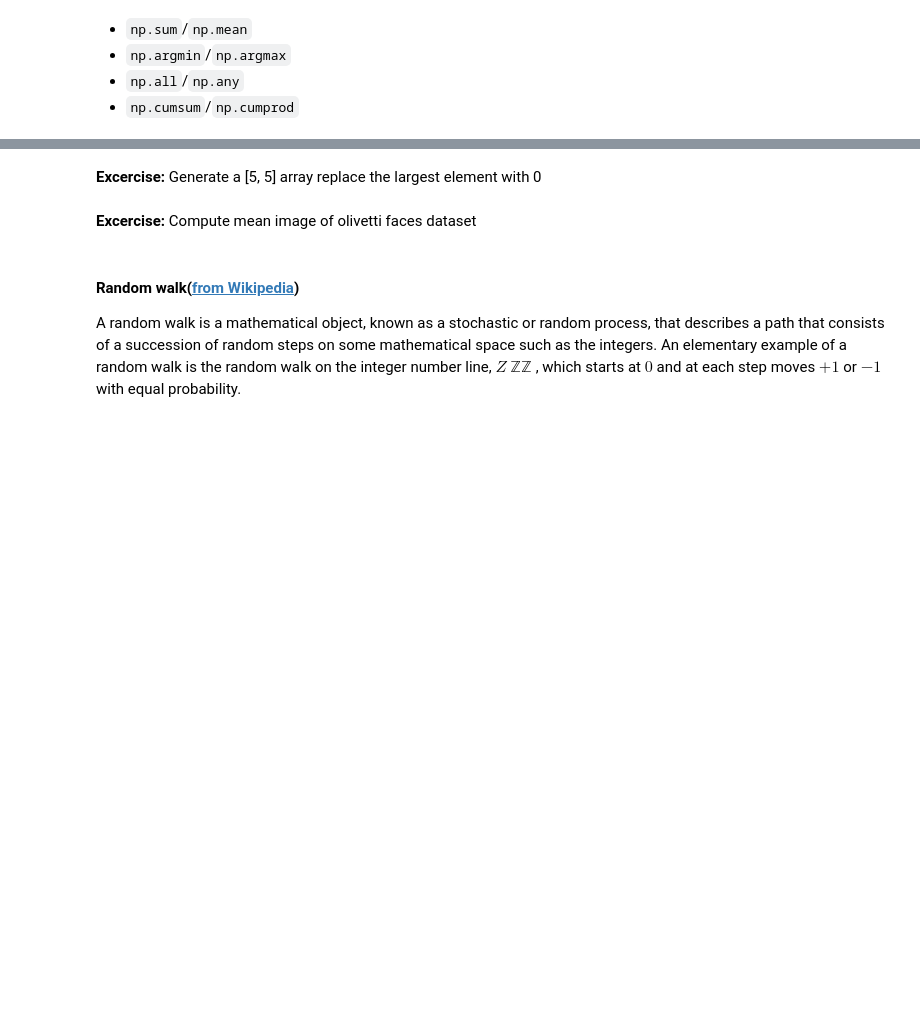
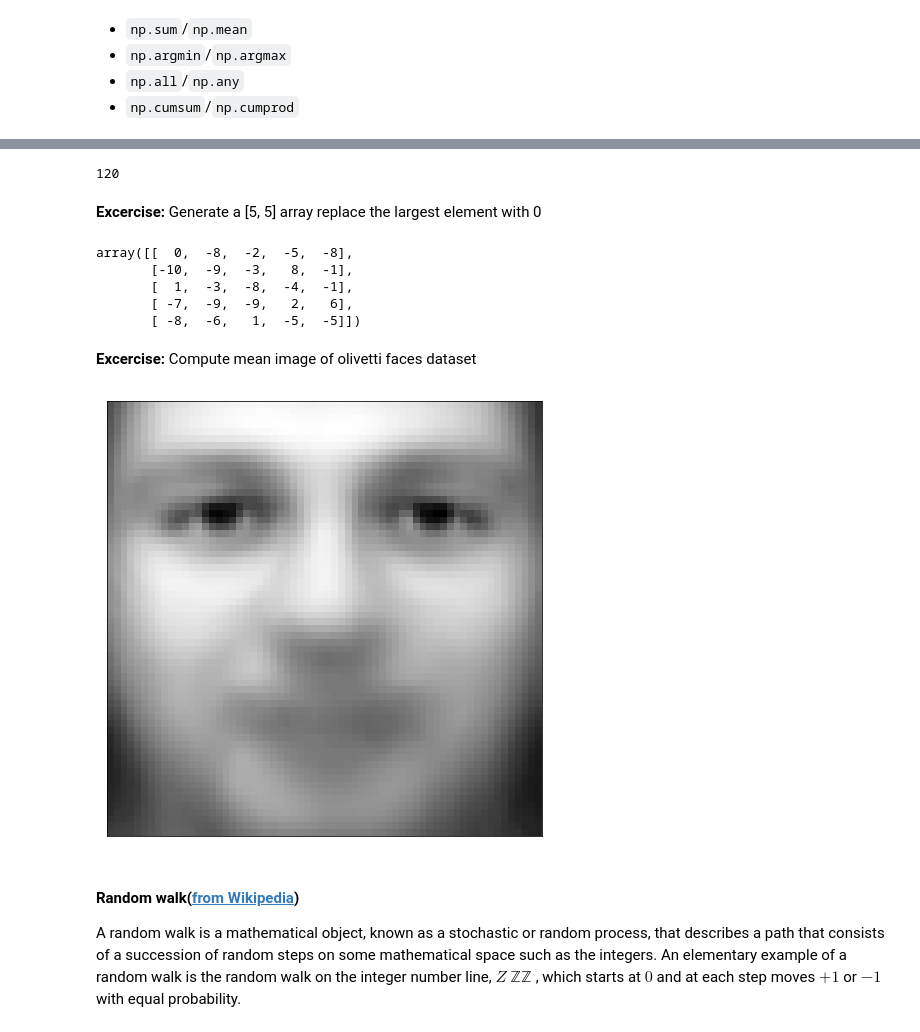
Before and after one commit to ahrzb/ds2018, a Jupyter notebook: 02_numpy_intro.ipynb, the cells around one changed output, grey strips where cells are left out. Saved outputs shown, nothing was run; the diff lists cells and outputs as text; code cells hidden in the pictures; blank space fills up the shorter version.

```diff
--- a/02_numpy_intro.ipynb
+++ b/02_numpy_intro.ipynb
@@ -336,7 +349,26 @@ def fib(n):
+# %%
+fact(5)
+# %% [output]
+120
 # %% [markdown]
 **Excercise:** Generate a [5, 5] array replace the largest element with 0
+# %%
+m = np.random.randint(-10, 10, size=[5,5])
+i, j = np.unravel_index(m.argmax(), m.shape)
+m[i, j] = 0
+m
+# %% [output]
+array([[  0,  -8,  -2,  -5,  -8],
+       [-10,  -9,  -3,   8,  -1],
+       [  1,  -3,  -8,  -4,  -1],
+       [ -7,  -9,  -9,   2,   6],
+       [ -8,  -6,   1,  -5,  -5]])
 # %% [markdown]
 **Excercise:** Compute mean image of olivetti faces dataset
+# %%
+show_image(olivetti.images.mean(axis=0))
+# %% [output]
+[figure, added]
 # %% [markdown]
 #### Random walk([from Wikipedia](https://en.wikipedia.org/wiki/Random_walk))
 
```
Also changed, not shown: parts of 10 cells of this notebook, 3 other files.
